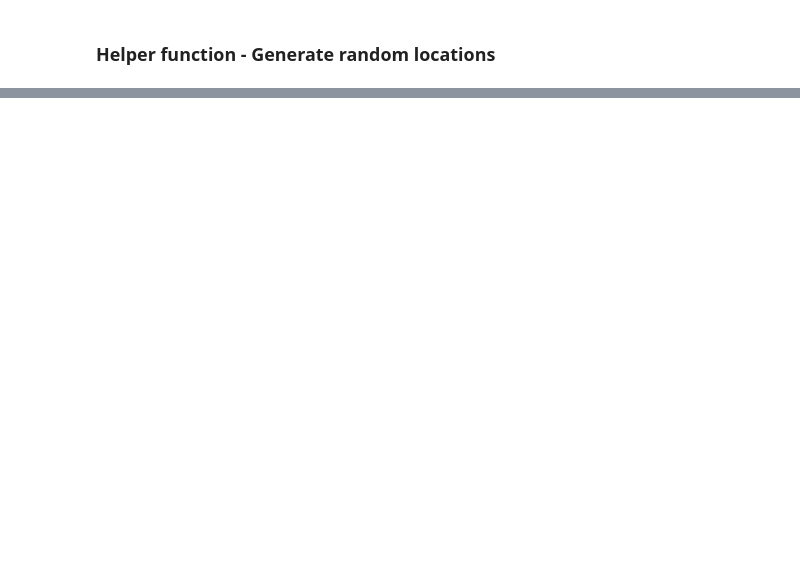
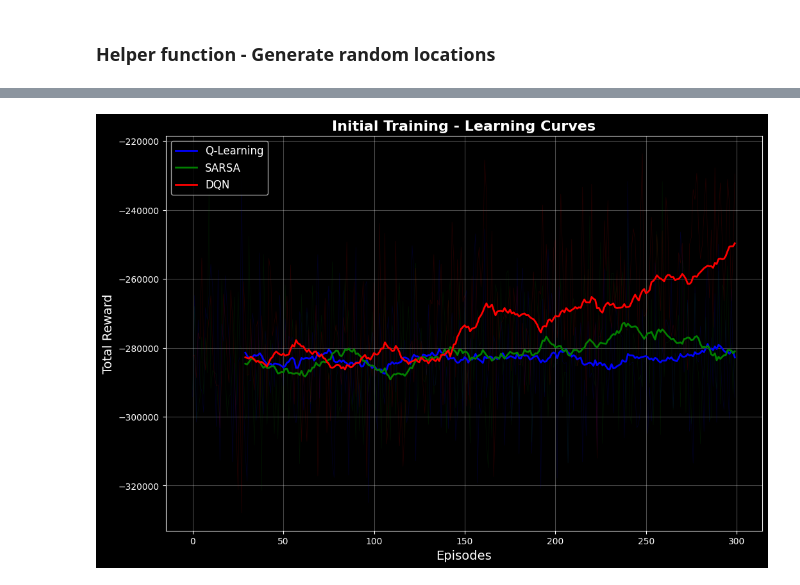
Before and after one commit to s3527013/AI_ICA, a Jupyter notebook: delivery_optimisation.ipynb, the cells around one changed output, grey strips where cells are left out. Saved outputs shown, nothing was run; the diff lists cells and outputs as text; code cells hidden in the pictures; blank space fills up the shorter version.

```diff
--- a/delivery_optimisation.ipynb
+++ b/delivery_optimisation.ipynb
@@ -199,33 +558,40 @@ Asking Gemini for hyperparameter recommendations for DQN...
 # %%
-# Cell 8: Optimized Training Run
-print("\n--- Optimized Training Run ---")
-final_results = {}
-optimized_reward_histories = {}
-best_route_info = {"agent": None, "route": [], "distance": float('inf')}
-
-# Re-initialize agents to apply new params from scratch
-agents = {
-    "Q-Learning": QLearningAgent(action_space=list(range(env.num_locations))),
-    "SARSA": SarsaAgent(action_space=list(range(env.num_locations))),
-    "DQN": DQNAgent(state_size=env.get_state_size(), action_size=env.num_locations)
-}
+# --- 2. INITIAL TRAINING & AI-TUNING ---
+tuned_params = {}
+initial_reward_histories = {}
+print("\n" + "=" * 50)
+print("INITIAL TRAINING & HYPERPARAMETER TUNING")
+print("=" * 50)
 
 for name, agent in agents.items():
-    if name in tuned_params:
-        for param, value in tuned_params[name].items():
-            if hasattr(agent, param):
-                setattr(agent, param, value)
-                print(f"  Applied {param} = {value} to {name}")
+    print(f"\nTraining {name} for hyperparameter tuning...")
+    initial_reward_histories[name] = train_agent(
+        agent, env, NUM_EPISODES_TUNE, isinstance(agent, DQNAgent)
+    )
 
-    print(f"Training {name} with optimized parameters...")
-    optimized_reward_histories[name] = train_agent(agent, env, NUM_EPISODES_FINAL, isinstance(agent, DQNAgent))
+    # Display initial training results
+    avg_reward = np.mean(initial_reward_histories[name][-100:])
+    print(f"  Final 100-episode average reward: {avg_reward:.2f}")
 
-    route, distance = evaluate_agent(agent, env, isinstance(agent, DQNAgent))
-    final_results[name] = {
-        "total_distance_km": distance,
-        "avg_reward": np.mean(optimized_reward_histories[name][-100:])
-    }
+    if explainer.available:
+        print(f"  Asking Gemini for hyperparameter recommendations for {name}...")
+        recommendations = explainer.provide_hyperparameter_recommendations(
+            name, initial_reward_histories[name]
+        )
+        if isinstance(recommendations, dict):
+            tuned_params[name] = recommendations
+            print(f"  ✓ AI recommendations: {recommendations}")
+        else:
+            print(f"  ✗ Could not get AI recommendations for {name}.")
+            tuned_params[name] = {}
+    else:
+        tuned_params[name] = {}
+        print(f"  (No AI explainer available for {name})")
 
-    if distance < best_route_info["distance"]:
-        best_route_info = {"agent": name, "route": route, "distance": distance}
+# Plot initial training results
+print("\nPlotting initial training results...")
+plot_learning_curves(
+    initial_reward_histories,
+    title="Initial Training - Learning Curves"
+)
 # %% [output]
@@ -236 +615,2 @@ Training DQN with optimized parameters...
+[figure, added]
 # %%
```
Also changed, not shown: parts of 22 cells of this notebook, 8 other files.
